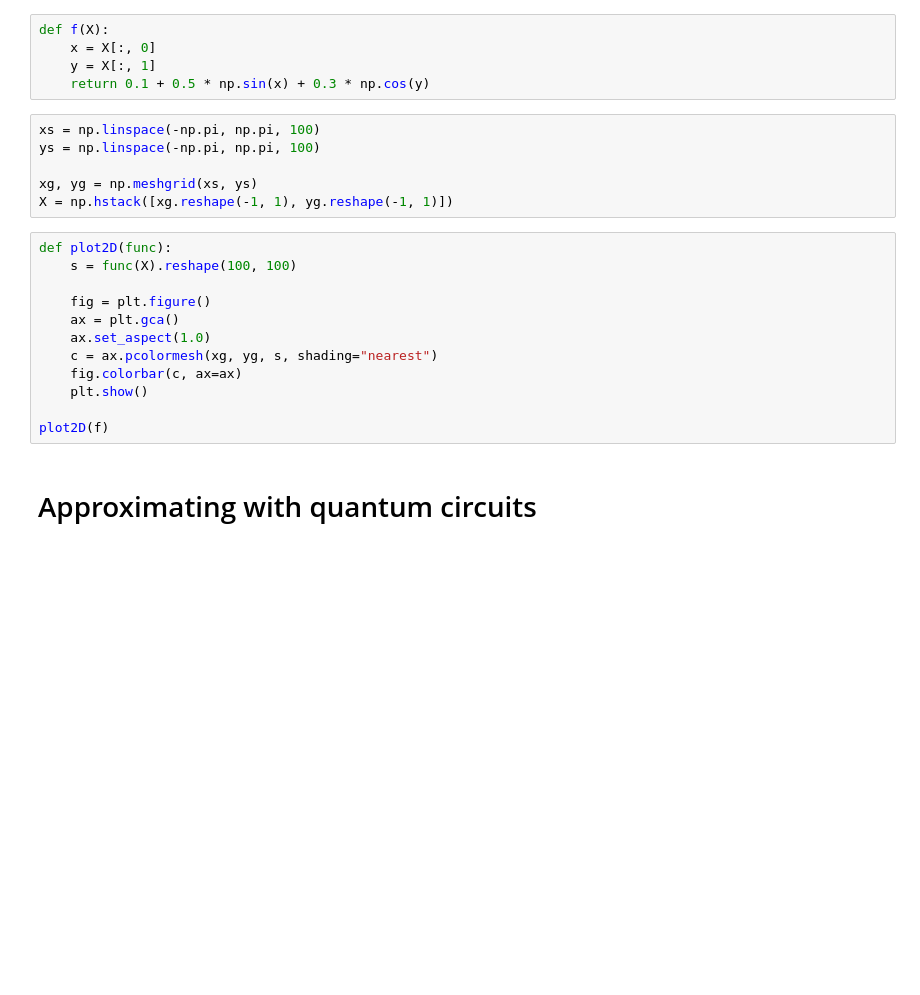
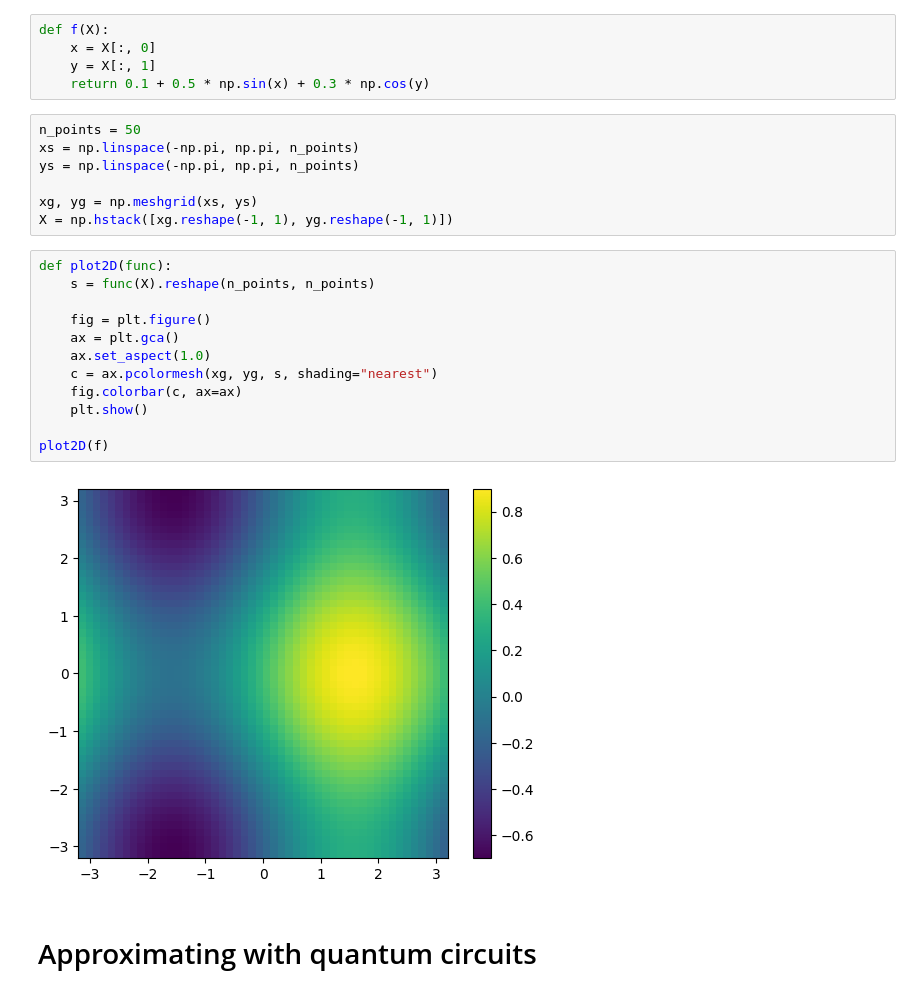
Before and after one commit to sedykh-ag/kovasznay, a Jupyter notebook: q_approx_2D.ipynb, the cells around one changed output. Saved outputs shown, nothing was run; the diff lists cells and outputs as text; blank space fills up the shorter version.

```diff
--- a/q_approx_2D.ipynb
+++ b/q_approx_2D.ipynb
@@ -18,23 +18,26 @@ def f(X):
     y = X[:, 1]
     return 0.1 + 0.5 * np.sin(x) + 0.3 * np.cos(y)
 # %%
-xs = np.linspace(-np.pi, np.pi, 100)
-ys = np.linspace(-np.pi, np.pi, 100)
+n_points = 50
+xs = np.linspace(-np.pi, np.pi, n_points)
+ys = np.linspace(-np.pi, np.pi, n_points)
 
 xg, yg = np.meshgrid(xs, ys)
 X = np.hstack([xg.reshape(-1, 1), yg.reshape(-1, 1)])
 # %%
 def plot2D(func):
-    s = func(X).reshape(100, 100)
+    s = func(X).reshape(n_points, n_points)
 
     fig = plt.figure()
     ax = plt.gca()
     ax.set_aspect(1.0)
     c = ax.pcolormesh(xg, yg, s, shading="nearest")
     fig.colorbar(c, ax=ax)
     plt.show()
 
 plot2D(f)
+# %% [output]
+[figure, added]
 # %% [markdown]
 # Approximating with quantum circuits
 # %%
```
Also changed, not shown: parts of 4 cells of this notebook.
